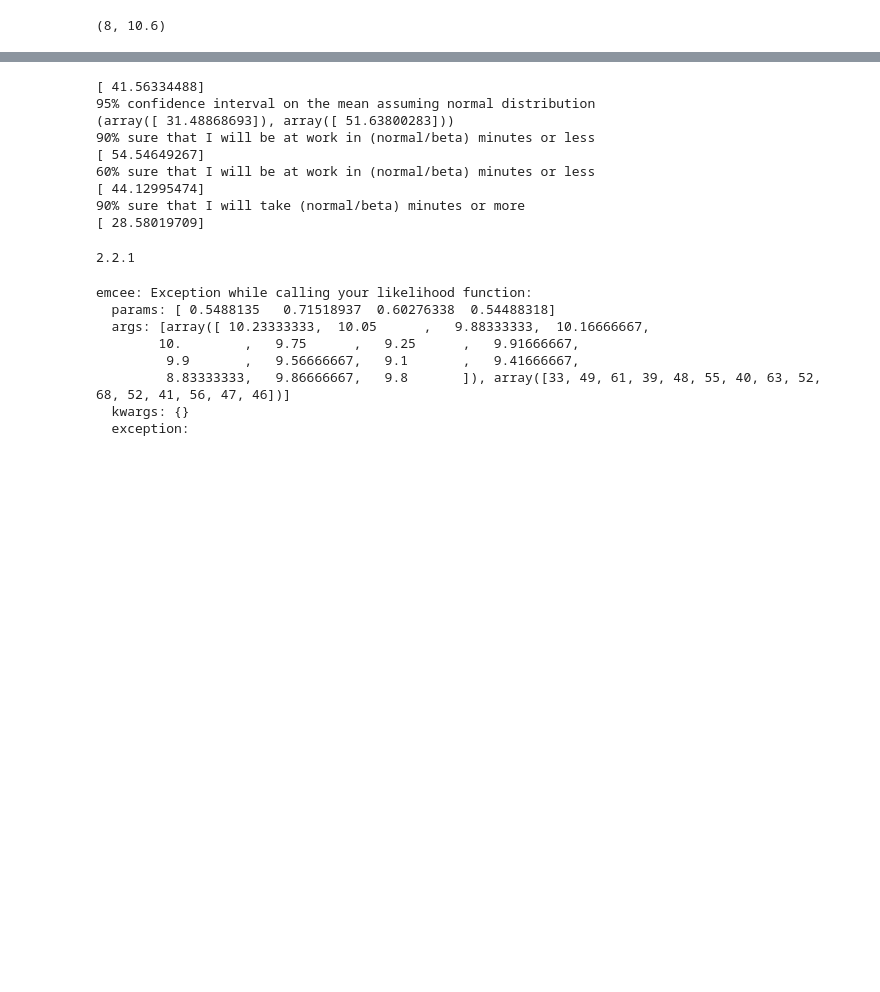
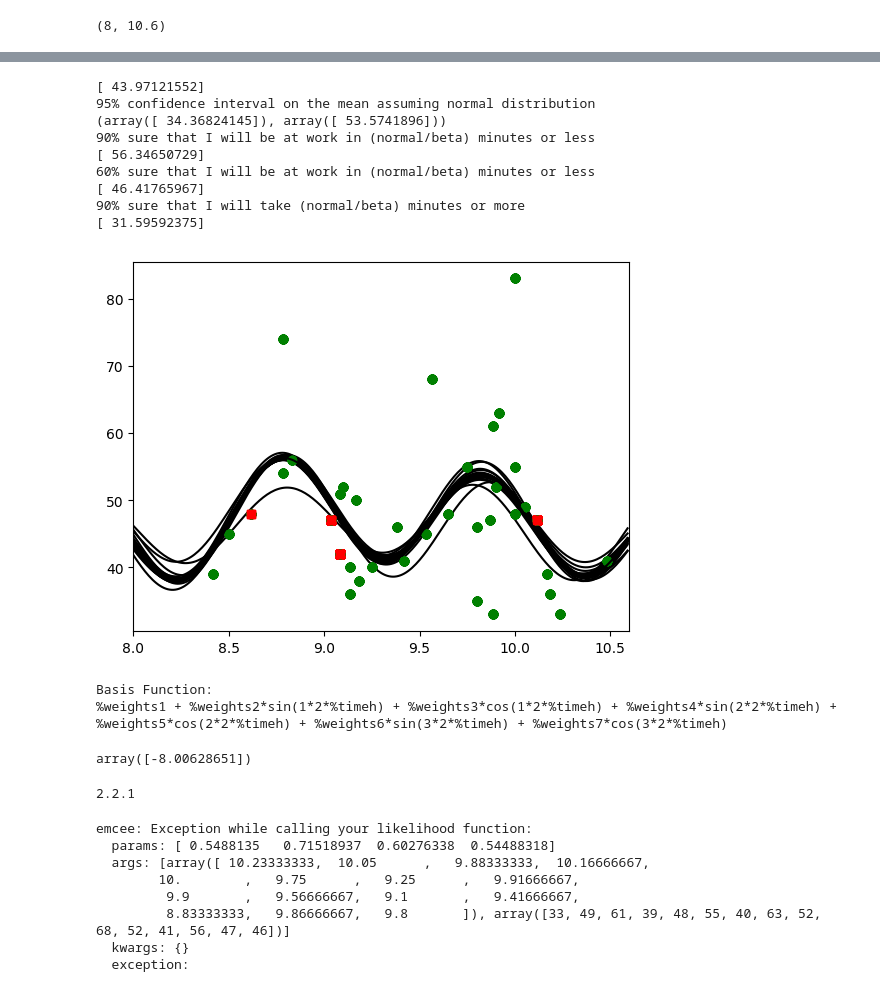
Before and after one commit to Trevortds/commute_model, a Jupyter notebook: commute.ipynb, the cells around one changed output, grey strips where cells are left out. Cells and saved outputs as stored; diff of their text form; code cells hidden in the pictures; blank space fills up the shorter version.

```diff
--- a/commute.ipynb
+++ b/commute.ipynb
@@ -43,6 +43,15 @@ data = [
     54,
     46,
     33,
+    39,
+    41,
+    50,
+    36,
+    40,
+    48,
+    42,
+    47,
+    47,
 ]
 
 start_time = [
@@ -81,6 +90,15 @@ start_time = [
     8+47/60,
     9+23/60,
     9+53/60,
+    8+25/60,
+    10+29/60,
+    9+10/60,
+    9+8/60,
+    9+8/60,
+    8+37/60,
+    9+5/60,
+    9+2/60,
+    10+7/60,
 ]
 
 # Generate some data for this demonstration.
@@ -239,13 +279,12 @@ variance
 fit_fn = lambda x : np.dot(basis(x), w) + mean
 
 bleh = np.arange(8.0, 10.6, 0.01)
-last_n = 1
+last_n = 3
 
 # plt.subplot(212)
 plt.plot(start_time, t + mean, 'go',
          bleh, fit_fn(bleh), '-k',
          start_time[-last_n:], t[-last_n:] + mean, 'sr'
-
         )
 # plt.ylim(30, 70)
 plt.xlim(8,10.6)
@@ -258,5 +297,5 @@ plt.show()
 # %%
-currenttime = 9+23/60
+currenttime = 9+10/60
 print(fit_fn(currenttime))
 
 print("95% confidence interval on the mean assuming normal distribution")
@@ -271,17 +310,41 @@ print(norm.ppf(.60, fit_fn(currenttime), math.sqrt(s_2)))
 print("90% sure that I will take (normal/beta) minutes or more")
 print(norm.ppf(.10, fit_fn(currenttime), math.sqrt(s_2)))
 # %% [output]
-[ 41.56334488]
+[ 43.97121552]
 95% confidence interval on the mean assuming normal distribution
-(array([ 31.48868693]), array([ 51.63800283]))
+(array([ 34.36824145]), array([ 53.5741896]))
 90% sure that I will be at work in (normal/beta) minutes or less
-[ 54.54649267]
+[ 56.34650729]
 60% sure that I will be at work in (normal/beta) minutes or less
-[ 44.12995474]
+[ 46.41765967]
 90% sure that I will take (normal/beta) minutes or more
-[ 28.58019709]
+[ 31.59592375]
 # %%
 # let's try to do it with a prior now.
+# %%
+# loocv
+
+for i in range(len(X)):
+    X_1 = X.drop(i)
+    t_1 = np.concatenate([t[:i], t[i+1:]])
+    start_time_1 = np.concatenate([start_time[:i], start_time[i+1:]])
+    w = np.dot(np.linalg.inv(np.dot(X_1.T, X_1) + len(X_1) * _lambda * np.identity(X_1.shape[1])), np.dot(X_1.T, t_1))
+    fit_fn = lambda x : np.dot(basis(x), w) + mean
+    plt.plot(start_time_1, t_1 + mean, 'go',
+         bleh, fit_fn(bleh), '-k',
+         start_time_1[-last_n:], t_1[-last_n:] + mean, 'sr'
+        )
+
+plt.xlim(8,10.6)
+plt.show()
+# %% [output]
+[figure, added]
+# %%
+np.dot(basis(14+38/60), w)
+# %% [output]
+Basis Function:
+%weights1 + %weights2*sin(1*2*%timeh) + %weights3*cos(1*2*%timeh) + %weights4*sin(2*2*%timeh) + %weights5*cos(2*2*%timeh) + %weights6*sin(3*2*%timeh) + %weights7*cos(3*2*%timeh)
+array([-8.00628651])
 # %%
 # Let's try this blog post I found
 # http://jakevdp.github.io/blog/2014/06/14/frequentism-and-bayesianism-4-bayesian-in-python/
```
Also changed, not shown: parts of 7 cells of this notebook.
